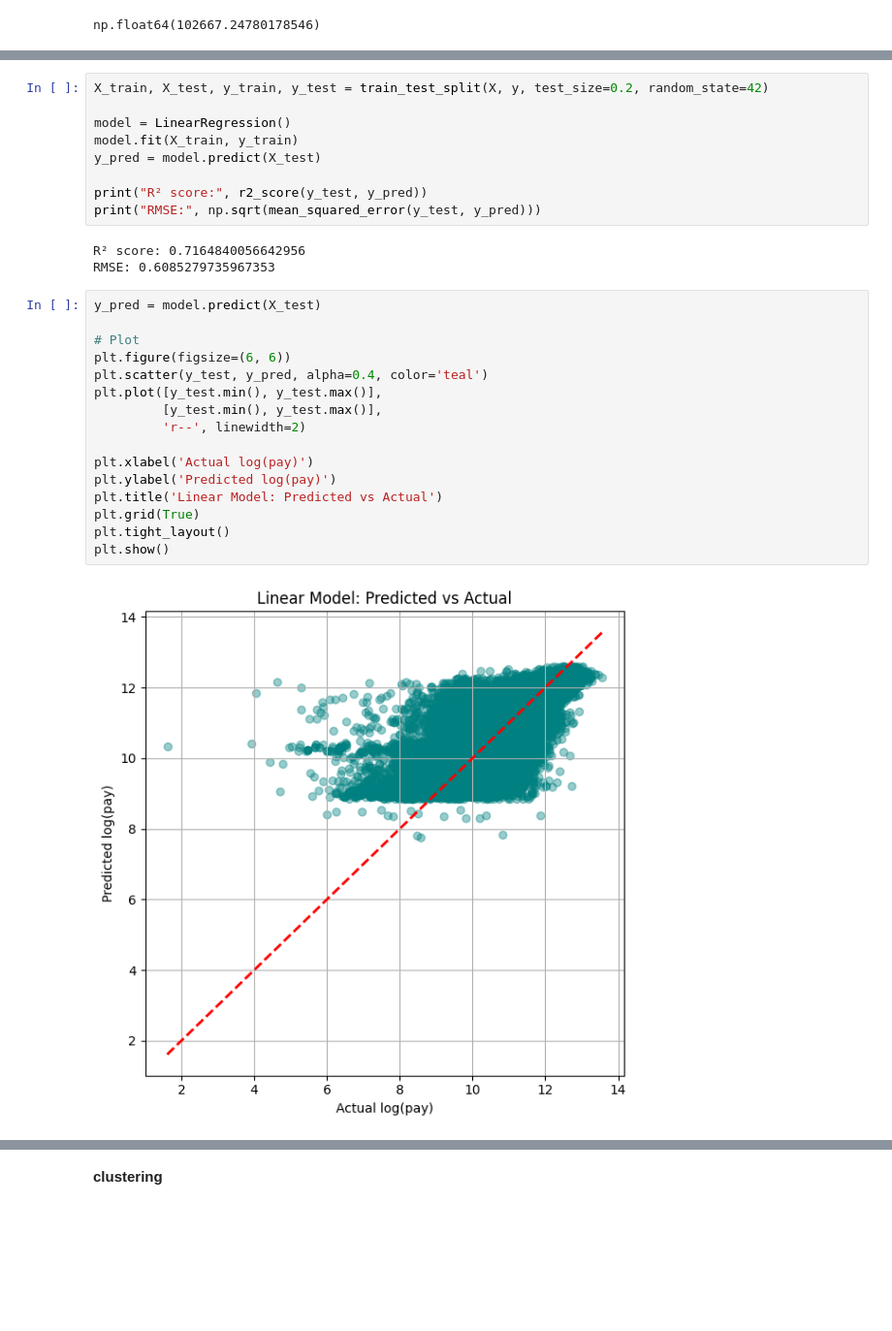
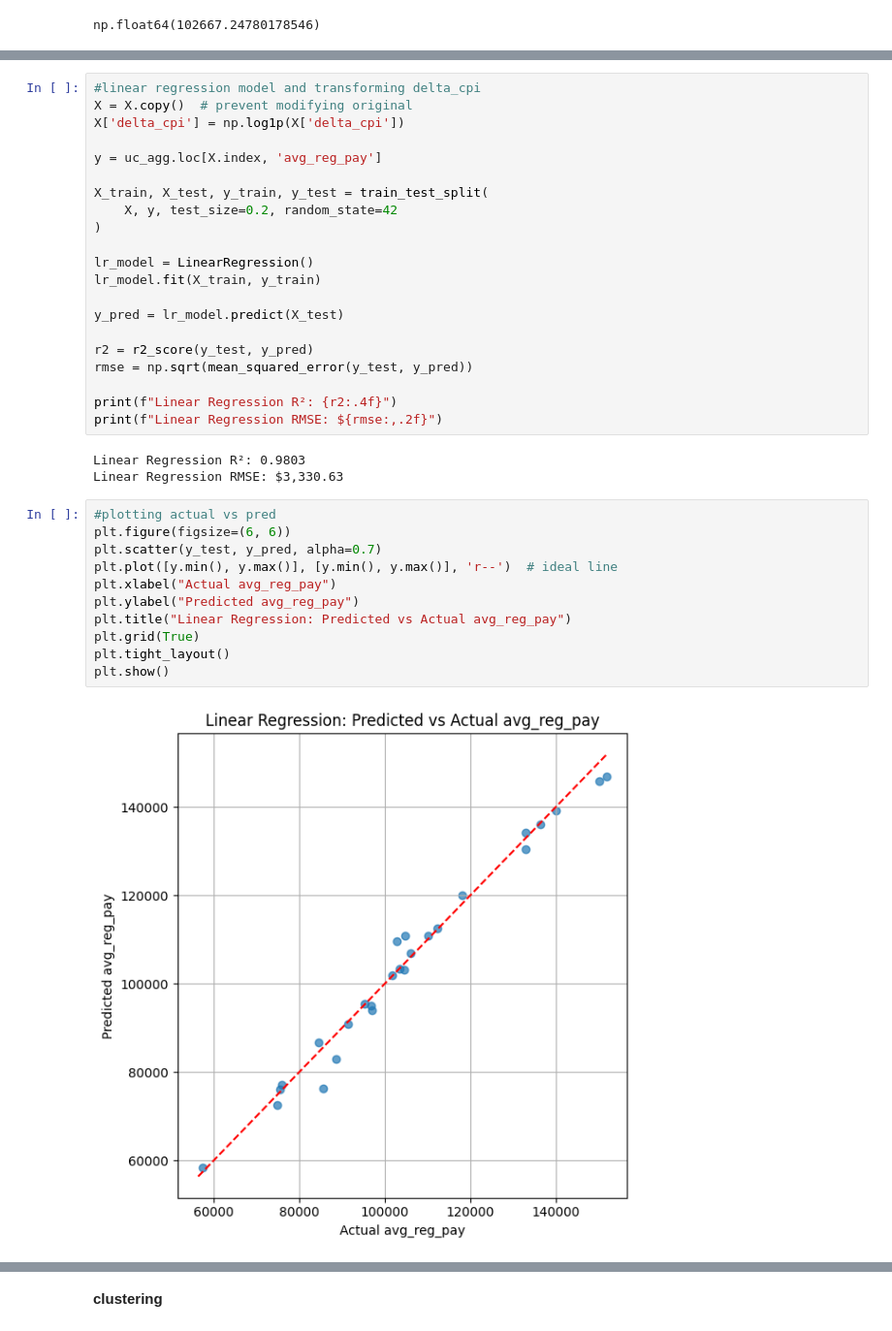
Before and after one commit to nilsberzins/stat-405-final, a Jupyter notebook: EDA405.ipynb, the cells around one changed output, grey strips where cells are left out. Shown at 97% size. Drawn from its saved outputs; the diff is of its cells as text; blank space fills up the shorter version.

```diff
--- a/EDA405.ipynb
+++ b/EDA405.ipynb
@@ -669,30 +734,37 @@ y = uc_df_enhanced['log_pay']
 # %%
-X_train, X_test, y_train, y_test = train_test_split(X, y, test_size=0.2, random_state=42)
+#linear regression model and transforming delta_cpi
+X = X.copy()  # prevent modifying original
+X['delta_cpi'] = np.log1p(X['delta_cpi'])
 
-model = LinearRegression()
-model.fit(X_train, y_train)
-y_pred = model.predict(X_test)
+y = uc_agg.loc[X.index, 'avg_reg_pay']
 
-print("R² score:", r2_score(y_test, y_pred))
-print("RMSE:", np.sqrt(mean_squared_error(y_test, y_pred)))
+X_train, X_test, y_train, y_test = train_test_split(
+    X, y, test_size=0.2, random_state=42
+)
+
+lr_model = LinearRegression()
+lr_model.fit(X_train, y_train)
+
+y_pred = lr_model.predict(X_test)
+
+r2 = r2_score(y_test, y_pred)
+rmse = np.sqrt(mean_squared_error(y_test, y_pred))
+
+print(f"Linear Regression R²: {r2:.4f}")
+print(f"Linear Regression RMSE: ${rmse:,.2f}")
 # %% [output]
-R² score: 0.7164840056642956
-RMSE: 0.6085279735967353
+Linear Regression R²: 0.9803
+Linear Regression RMSE: $3,330.63
 # %%
-y_pred = model.predict(X_test)
-
-# Plot
+#plotting actual vs pred
 plt.figure(figsize=(6, 6))
-plt.scatter(y_test, y_pred, alpha=0.4, color='teal')
-plt.plot([y_test.min(), y_test.max()],
-         [y_test.min(), y_test.max()],
-         'r--', linewidth=2)
-
-plt.xlabel('Actual log(pay)')
-plt.ylabel('Predicted log(pay)')
-plt.title('Linear Model: Predicted vs Actual')
+plt.scatter(y_test, y_pred, alpha=0.7)
+plt.plot([y.min(), y.max()], [y.min(), y.max()], 'r--')  # ideal line
+plt.xlabel("Actual avg_reg_pay")
+plt.ylabel("Predicted avg_reg_pay")
+plt.title("Linear Regression: Predicted vs Actual avg_reg_pay")
 plt.grid(True)
 plt.tight_layout()
 plt.show()
 # %% [output]
-[figure, old version]
+[figure, new version]
```
Also changed, not shown: parts of 28 cells of this notebook.
